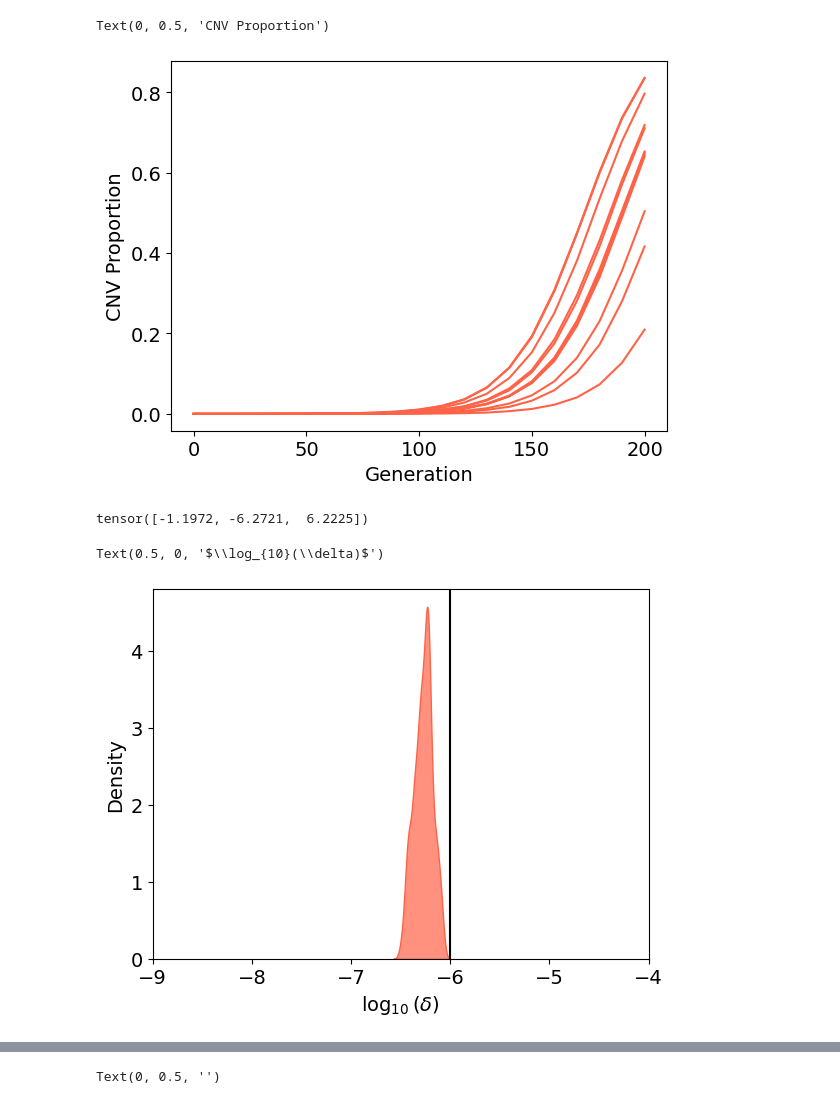
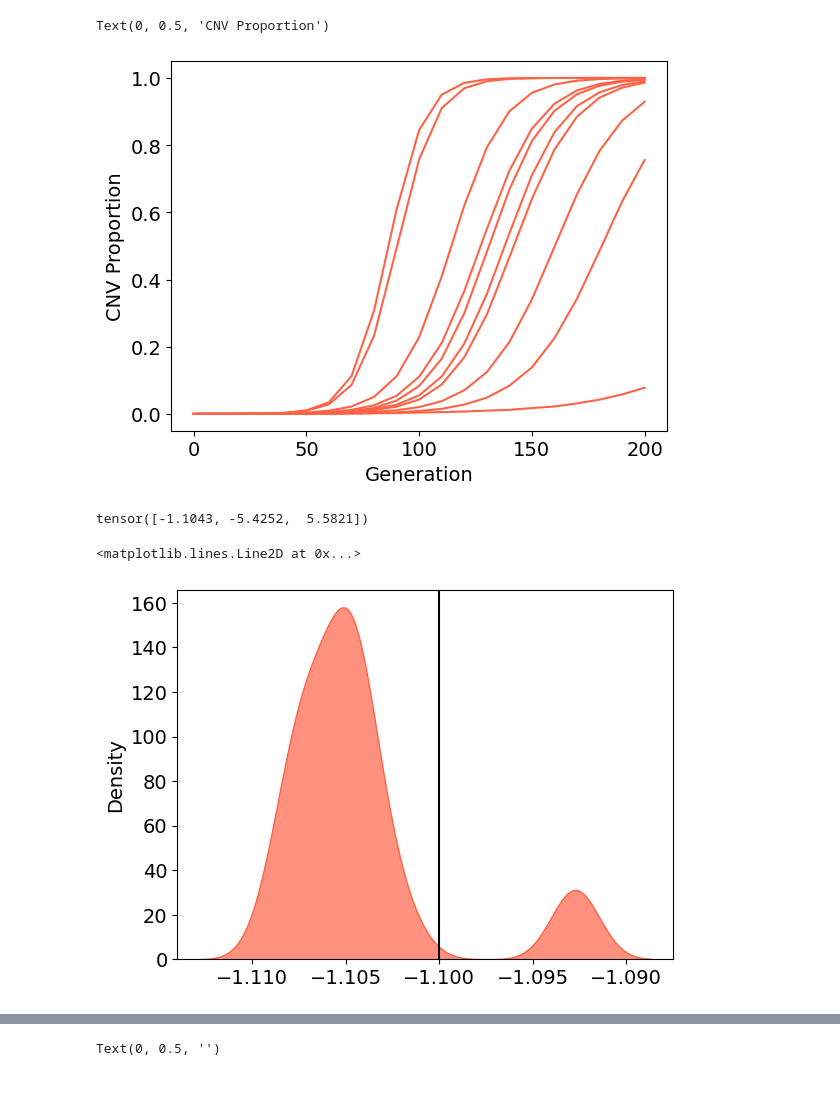
Before and after one commit to yoavram-lab/collective_posterior, a Jupyter notebook: CLASSIC_WF/test collective.ipynb, the cells around one changed output, grey strips where cells are left out. Drawn from its saved outputs; the diff is of its cells as text; code cells hidden in the pictures.

```diff
--- a/CLASSIC_WF/test collective.ipynb
+++ b/CLASSIC_WF/test collective.ipynb
@@ -26,9 +26,13 @@ def change_font(fontsize):
     matplotlib.rcParams['ytick.labelsize'] = fontsize
     matplotlib.rcParams['font.size'] = fontsize
 
-th = torch.tensor([-1.2,-6,6], dtype=torch.float32)
+th = torch.tensor([-1.1,-5.5,6], dtype=torch.float32)
 generation = torch.arange(0,201,10)
-X = wrapper(CLASSIC_WF, parameters=th, reps=12)
+X = wrapper_hierarchical(CLASSIC_WF, parameters=th, reps=10, var = 0.2)
+# th_out = prior.sample((1,))[0]
+# X_out = wrapper_hierarchical(CLASSIC_WF, parameters=th_out, reps=2)
+# X = torch.cat([X, X_out], dim=0)
+
 change_font(14)
 
 for i in range(len(X)):
@@ -38,29 +42,30 @@ plt.xlabel('Generation')
 plt.ylabel('CNV Proportion')
 # %% [output]
 Text(0, 0.5, 'CNV Proportion')
-[figure, old version]
+[figure, new version]
 # %%
 prior = get_prior('CLASSIC_WF')
-posterior_chuong = pickle.load(open('posterior_CLASSIC_WF_50000_20.pkl', 'rb'))
-epsilon = -5000
+posterior_chuong = pickle.load(open('posterior_CLASSIC_WF_500000_20.pkl', 'rb'))
+epsilon = -5
 
 Xs = torch.tensor(X)
 op = CollectivePosterior(prior, Xs, posterior_chuong,epsilon=epsilon)
 op.get_log_C()
 
-est = op.mcmc_from_top_sn(500)
+est = op.mcmc_from_top_sn(500, take_sn=20)
 print(est.mean(0))
 # %% [output]
-tensor([-1.1972, -6.2721,  6.2225])
+tensor([-1.1043, -5.4252,  5.5821])
 # %%
 from seaborn import histplot, kdeplot
-kdeplot(est[:,1], color='tomato', alpha=0.7, fill=True)
-plt.axvline(th[1], color='k')
-plt.xlim(prior.base_dist.low[1], prior.base_dist.high[1])
-plt.xlabel(r'$\log_{10}(\delta)$')
+k = 0
+kdeplot(est[:,k], color='tomato', alpha=0.7, fill=True)
+plt.axvline(th[k], color='k')
+# plt.xlim(prior.base_dist.low[0], prior.base_dist.high[0])
+# plt.xlabel(r'$\log_{10}(\delta)$')
 # %% [output]
-Text(0.5, 0, '$\\log_{10}(\\delta)$')
+<matplotlib.lines.Line2D at 0x...>
-[figure, old version]
+[figure, new version]
 # %%
 change_font(40)
 
```
Also changed, not shown: parts of 1 cell of this notebook, 19 other files.
